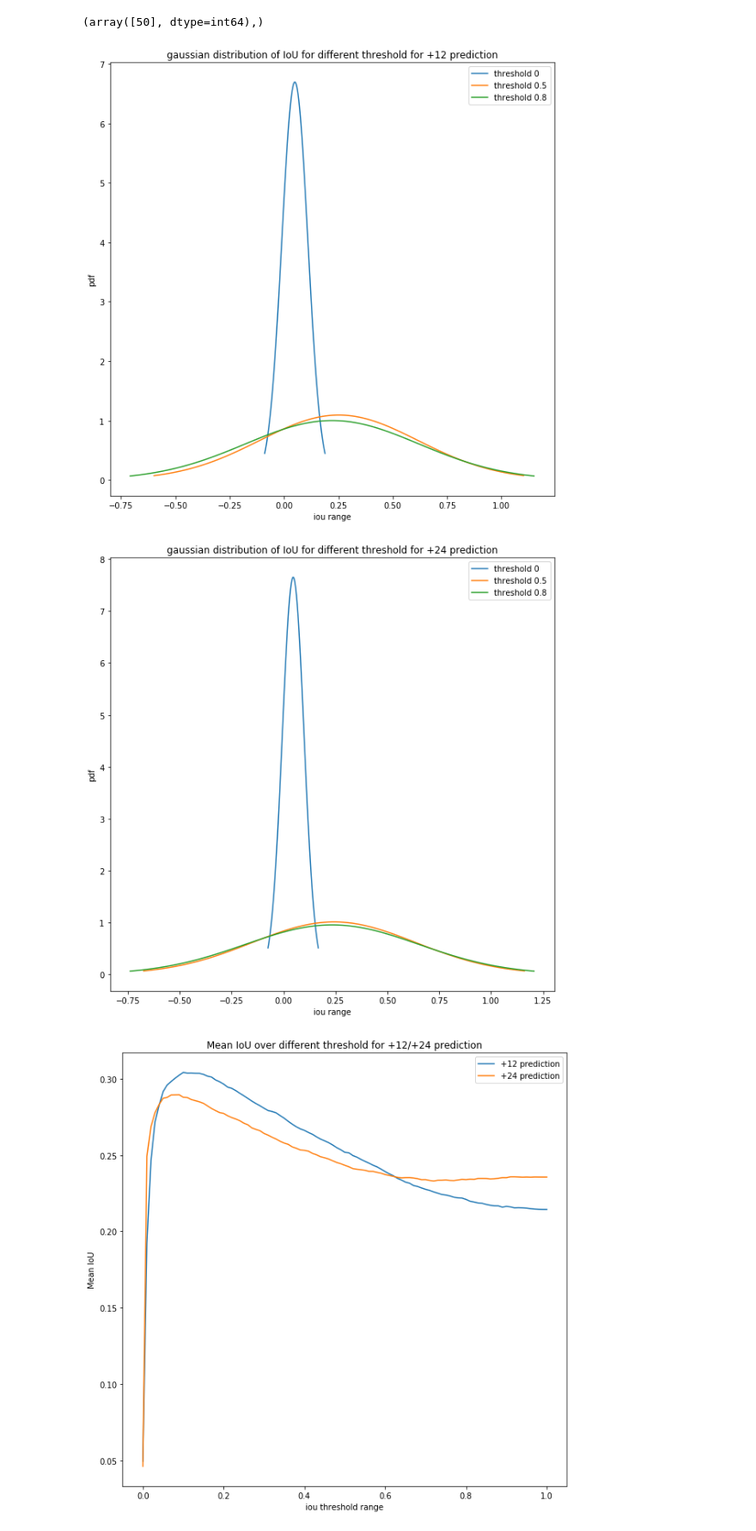
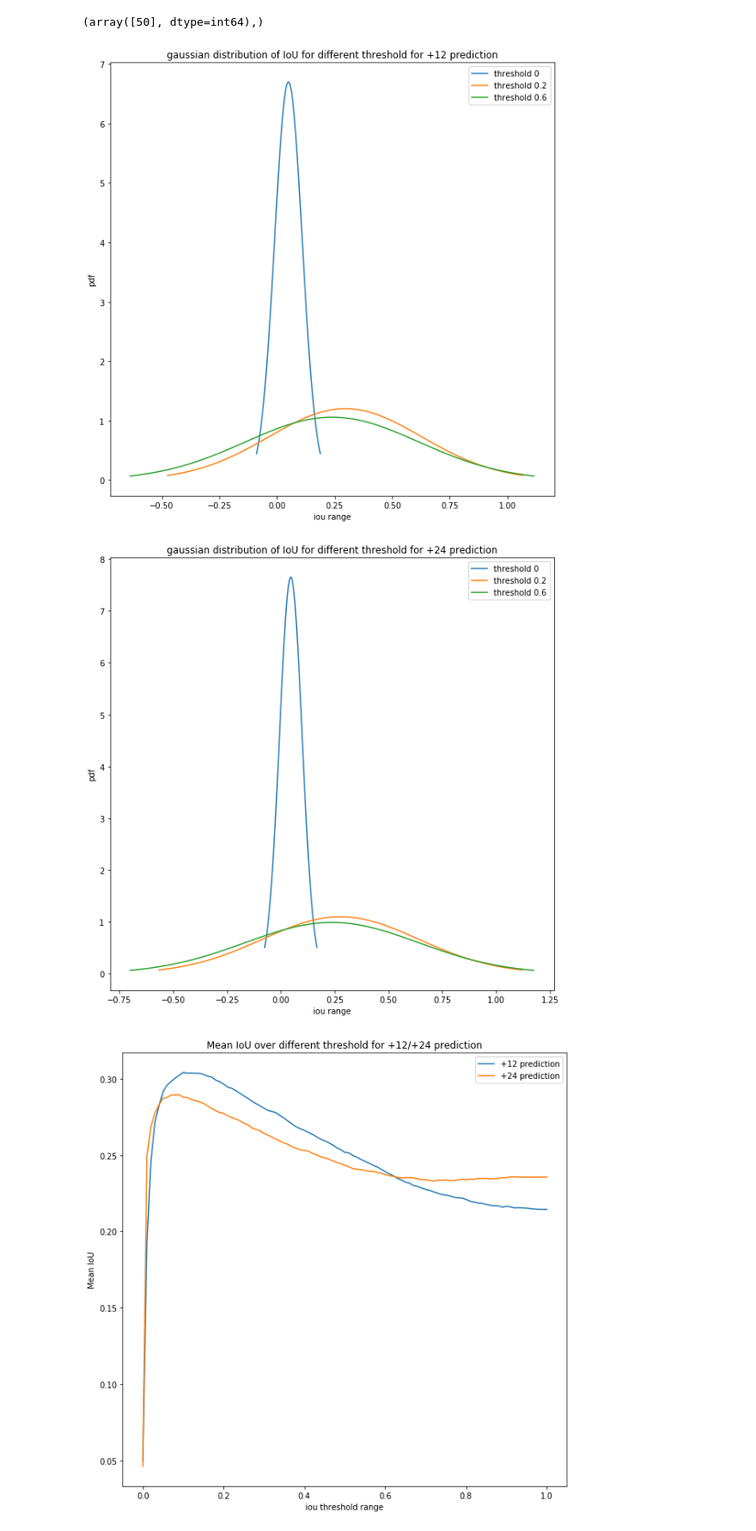
Before and after one commit to Cumberiris/WildFirePerdiction, a Jupyter notebook: analysis.ipynb, the cells around one changed output. Shown at 86% size. Cells and saved outputs as stored; diff of their text form; code cells hidden in the pictures.

```diff
--- a/analysis.ipynb
+++ b/analysis.ipynb
@@ -188,12 +192,12 @@ plt.figure(figsize=(10,10))
 x = np.linspace(norm.ppf(0.01,loc=mean_iou0[0], scale=std_iou0[0]),
                 norm.ppf(0.99,loc=mean_iou0[0], scale=std_iou0[0]),100)
 plt.plot(x, norm.pdf(x, loc=mean_iou0[0], scale=std_iou0[0]), label='threshold 0')
-x = np.linspace(norm.ppf(0.01,loc=mean_iou0[50], scale=std_iou0[50]),
-                norm.ppf(0.99,loc=mean_iou0[50], scale=std_iou0[50]),100)
-plt.plot(x, norm.pdf(x, loc=mean_iou0[50], scale=std_iou0[50]), label='threshold 0.5')
-x = np.linspace(norm.ppf(0.01,loc=mean_iou0[80], scale=std_iou0[80]),
-                norm.ppf(0.99,loc=mean_iou0[80], scale=std_iou0[80]),100)
-plt.plot(x, norm.pdf(x, loc=mean_iou0[80], scale=std_iou0[80]), label='threshold 0.8')
+x = np.linspace(norm.ppf(0.01,loc=mean_iou0[20], scale=std_iou0[20]),
+                norm.ppf(0.99,loc=mean_iou0[20], scale=std_iou0[20]),100)
+plt.plot(x, norm.pdf(x, loc=mean_iou0[20], scale=std_iou0[20]), label='threshold 0.2')
+x = np.linspace(norm.ppf(0.01,loc=mean_iou0[60], scale=std_iou0[60]),
+                norm.ppf(0.99,loc=mean_iou0[60], scale=std_iou0[60]),100)
+plt.plot(x, norm.pdf(x, loc=mean_iou0[60], scale=std_iou0[60]), label='threshold 0.6')
 plt.legend()
 plt.xlabel('iou range')
 plt.ylabel('pdf')
@@ -201,26 +205,26 @@ plt.title('gaussian distribution of IoU for different threshold for +12 predicti
 # plt.savefig('fig/12gaussainiou')
 plt.show()
 # %% [output]
-[figure, old version]
+[figure, new version]
 # %%
 plt.figure(figsize=(10,10))
 x = np.linspace(norm.ppf(0.01,loc=mean_iou12[0], scale=std_iou12[0]),
                 norm.ppf(0.99,loc=mean_iou12[0], scale=std_iou12[0]),100)
 plt.plot(x, norm.pdf(x, loc=mean_iou12[0], scale=std_iou12[0]), label='threshold 0')
-x = np.linspace(norm.ppf(0.01,loc=mean_iou12[50], scale=std_iou12[50]),
-                norm.ppf(0.99,loc=mean_iou12[50], scale=std_iou12[50]),100)
-plt.plot(x, norm.pdf(x, loc=mean_iou12[50], scale=std_iou12[50]), label='threshold 0.5')
-x = np.linspace(norm.ppf(0.01,loc=mean_iou12[80], scale=std_iou12[80]),
-                norm.ppf(0.99,loc=mean_iou12[80], scale=std_iou12[80]),100)
-plt.plot(x, norm.pdf(x, loc=mean_iou12[80], scale=std_iou12[80]), label='threshold 0.8')
+x = np.linspace(norm.ppf(0.01,loc=mean_iou12[20], scale=std_iou12[20]),
+                norm.ppf(0.99,loc=mean_iou12[20], scale=std_iou12[20]),100)
+plt.plot(x, norm.pdf(x, loc=mean_iou12[20], scale=std_iou12[20]), label='threshold 0.2')
+x = np.linspace(norm.ppf(0.01,loc=mean_iou12[60], scale=std_iou12[60]),
+                norm.ppf(0.99,loc=mean_iou12[60], scale=std_iou12[60]),100)
+plt.plot(x, norm.pdf(x, loc=mean_iou12[60], scale=std_iou12[60]), label='threshold 0.6')
 plt.legend()
 plt.xlabel('iou range')
 plt.ylabel('pdf')
 plt.title('gaussian distribution of IoU for different threshold for +24 prediction')
 # plt.savefig('fig/24gaussainiou')
 plt.show()
 # %% [output]
-[figure, old version]
+[figure, new version]
 # %%
 plt.figure(figsize=(10,10))
 plt.plot(thres, mean_iou0, label='+12 prediction')
```
Also changed, not shown: parts of 4 cells of this notebook, 4 other files.
